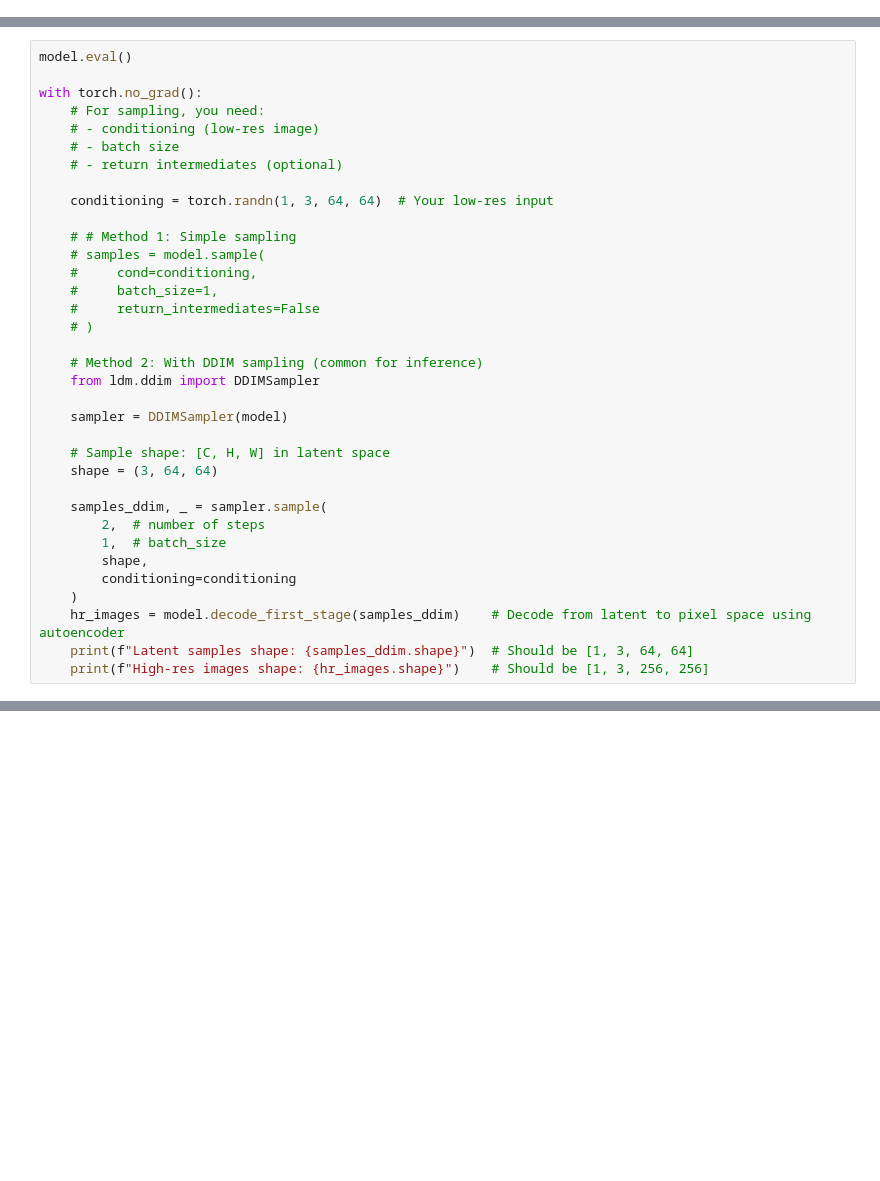
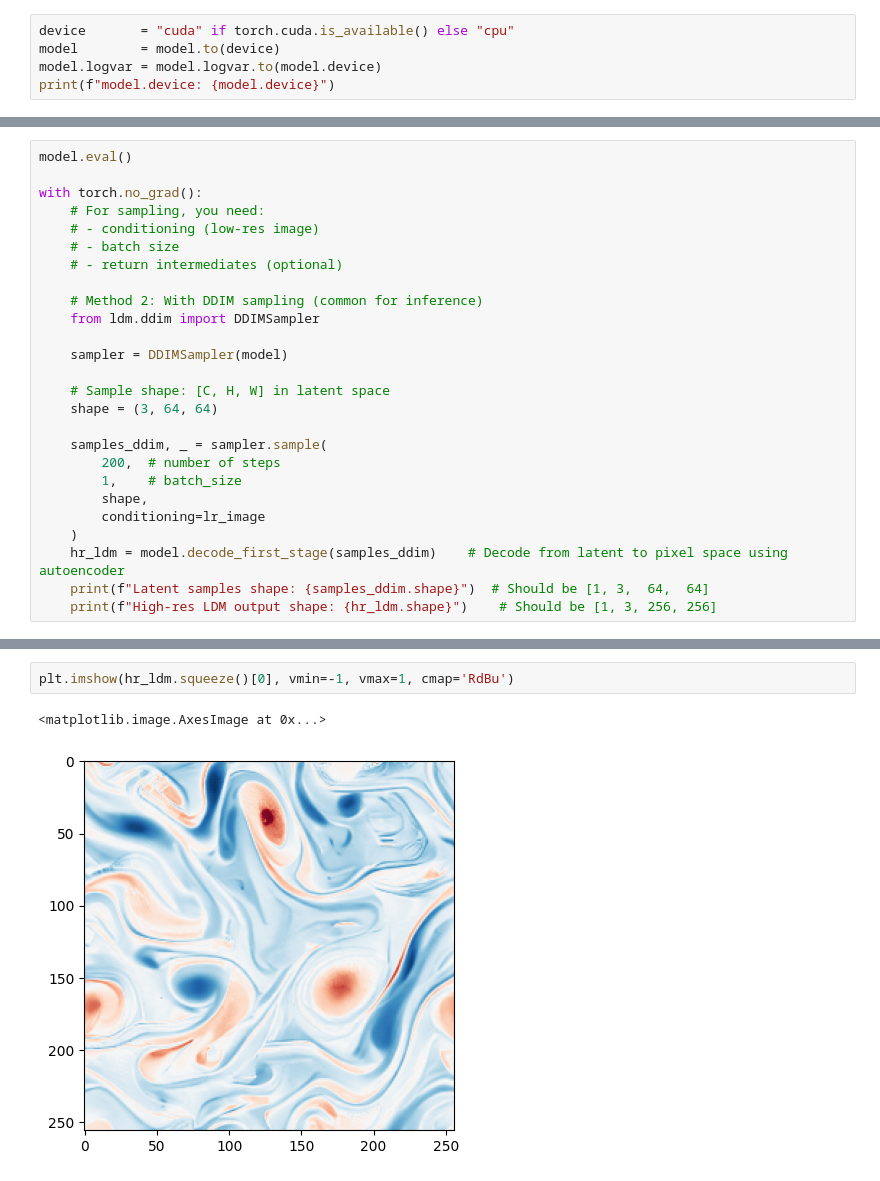
Before and after one commit to luciano-drozda/diffusion-kolmogorov-flow, a Jupyter notebook: inference.ipynb, the cells around one changed output, grey strips where cells are left out. Saved outputs shown, nothing was run; the diff lists cells and outputs as text; blank space fills up the shorter version.

```diff
--- a/inference.ipynb
+++ b/inference.ipynb
@@ -35,3 +37,8 @@ LatentDiffusion(
   )
   (cond_stage_model): Identity()
 )
+# %%
+device       = "cuda" if torch.cuda.is_available() else "cpu"
+model        = model.to(device)
+model.logvar = model.logvar.to(model.device)
+print(f"model.device: {model.device}")
@@ -43,15 +69,6 @@ with torch.no_grad():
     # - conditioning (low-res image)
     # - batch size
     # - return intermediates (optional)
-
-    conditioning = torch.randn(1, 3, 64, 64)  # Your low-res input
-
-    # # Method 1: Simple sampling
-    # samples = model.sample(
-    #     cond=conditioning,
-    #     batch_size=1,
-    #     return_intermediates=False
-    # )
 
     # Method 2: With DDIM sampling (common for inference)
     from ldm.ddim import DDIMSampler
@@ -62,12 +79,12 @@ with torch.no_grad():
     shape = (3, 64, 64)
 
     samples_ddim, _ = sampler.sample(
-        2,  # number of steps
-        1,  # batch_size
+        200,  # number of steps
+        1,    # batch_size
         shape,
-        conditioning=conditioning
+        conditioning=lr_image
     )
-    hr_images = model.decode_first_stage(samples_ddim)    # Decode from latent to pixel space using autoencoder
-    print(f"Latent samples shape: {samples_ddim.shape}")  # Should be [1, 3, 64, 64]
-    print(f"High-res images shape: {hr_images.shape}")    # Should be [1, 3, 256, 256]
+    hr_ldm = model.decode_first_stage(samples_ddim)    # Decode from latent to pixel space using autoencoder
+    print(f"Latent samples shape: {samples_ddim.shape}")  # Should be [1, 3,  64,  64]
+    print(f"High-res LDM output shape: {hr_ldm.shape}")    # Should be [1, 3, 256, 256]
 # %% [output]
@@ -170,0 +128,5 @@ a
+# %%
+plt.imshow(hr_ldm.squeeze()[0], vmin=-1, vmax=1, cmap='RdBu')
+# %% [output]
+<matplotlib.image.AxesImage at 0x...>
+[figure, added]
```
Also changed, not shown: parts of 15 cells of this notebook.
